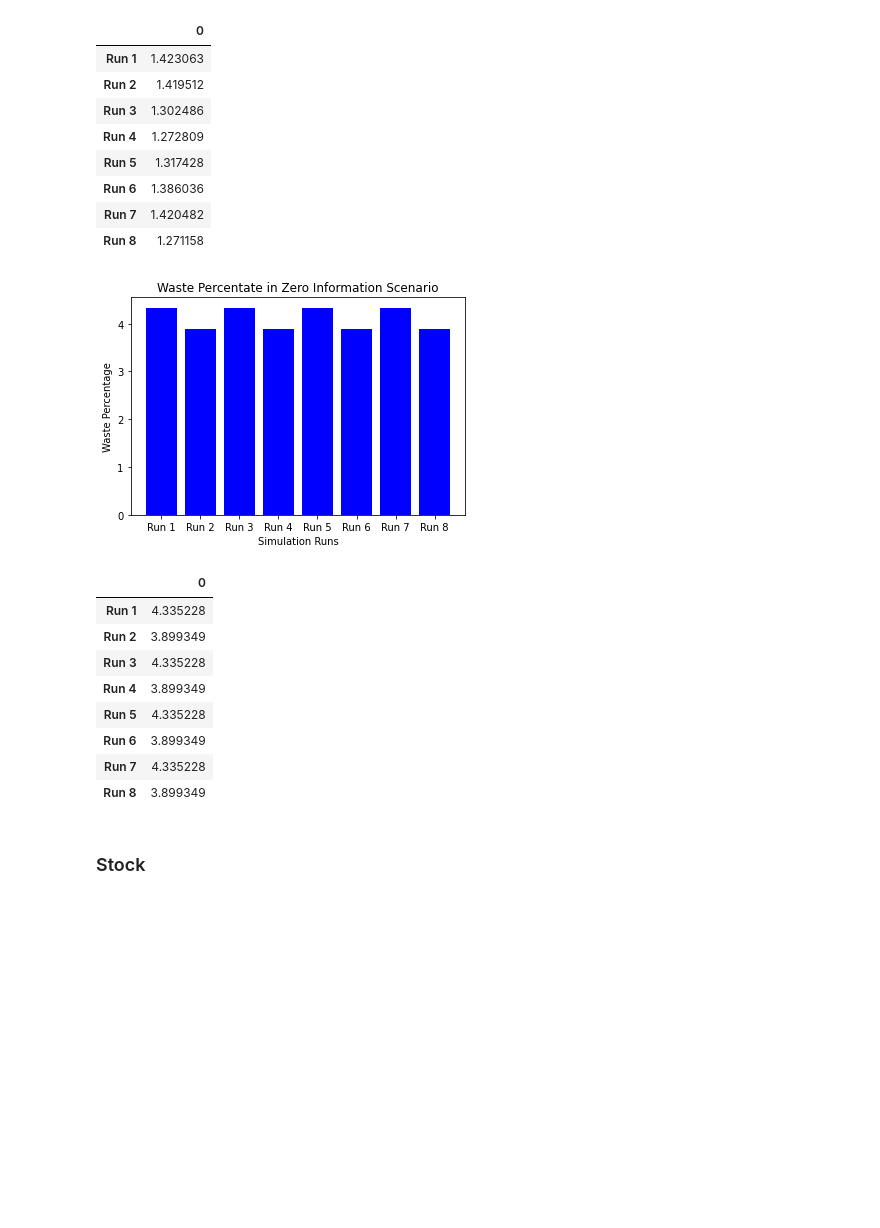
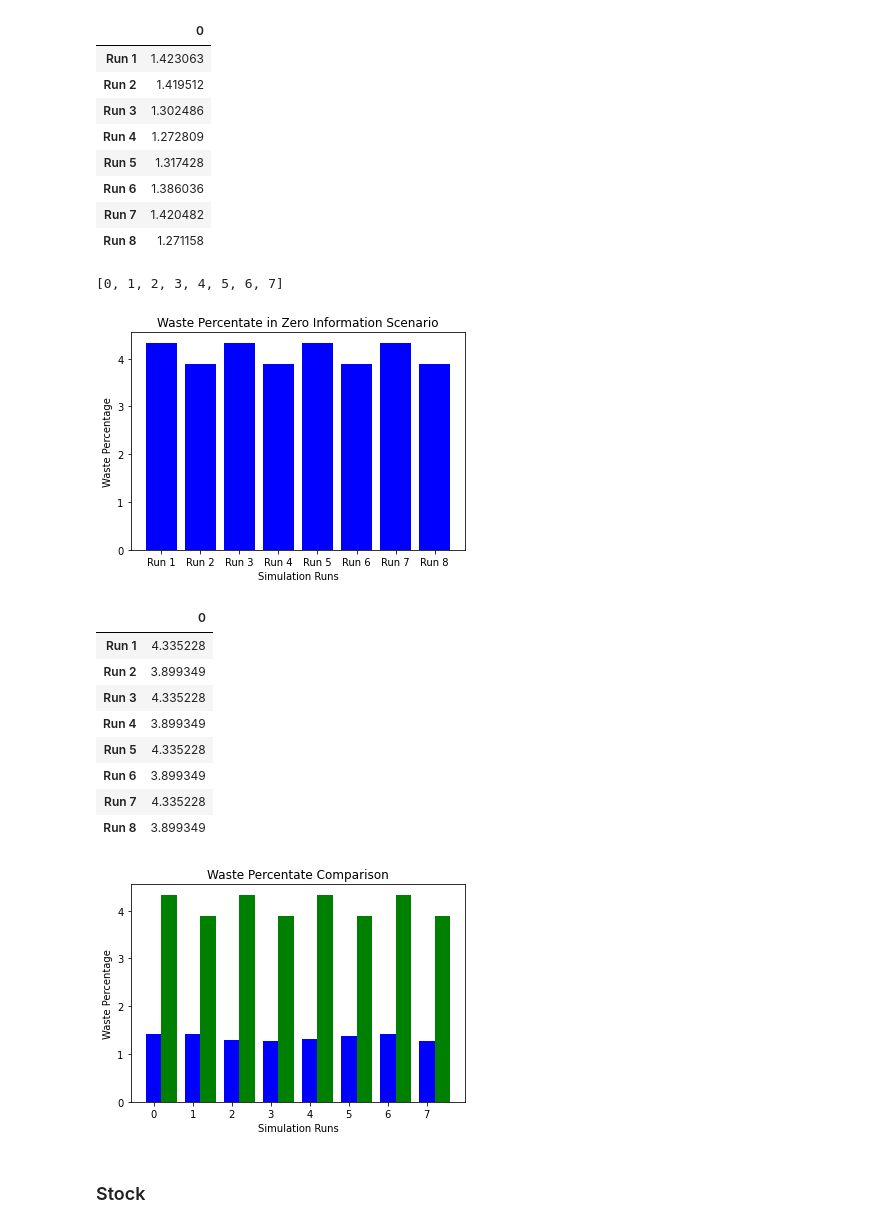
Before and after one commit to mperhez/scvis-plots, a Jupyter notebook: notebooks/scvis-abm-plots.ipynb, the cells around one changed output. Saved outputs shown, nothing was run; the diff lists cells and outputs as text; code cells hidden in the pictures; blank space fills up the shorter version.

```diff
--- a/notebooks/scvis-abm-plots.ipynb
+++ b/notebooks/scvis-abm-plots.ipynb
@@ -308,6 +308,7 @@ pd.DataFrame(ex1_waste, ex1_waste_labels)
 ex2_waste_labels = ['Run 1', 'Run 2', 'Run 3', 'Run 4', 'Run 5', 'Run 6', 'Run 7', 'Run 8', ]
 ex2_waste = [df2r1_w_per, df2r2_w_per, df2r3_w_per, df2r4_w_per, df2r5_w_per, df2r6_w_per, df2r7_w_per, df2r8_w_per]
 x_pos = [i for i, _ in enumerate(ex2_waste_labels)]
+print(x_pos)
 
 plt.bar(x_pos, ex2_waste, color='blue')
 plt.xlabel("Simulation Runs")
@@ -320,6 +321,7 @@ plt.show()
 
 pd.DataFrame(ex2_waste, ex2_waste_labels)
 # %% [output]
+[0, 1, 2, 3, 4, 5, 6, 7]
 [figure]
 |  | 0 |
 | Run 1 | 4.335228 |
@@ -330,6 +332,24 @@ pd.DataFrame(ex2_waste, ex2_waste_labels)
 | Run 6 | 3.899349 |
 | Run 7 | 4.335228 |
 | Run 8 | 3.899349 |
+# %%
+data = [ex1_waste, ex2_waste]
+
+color_list = ['b', 'g', 'r']
+gap = .8 / len(data)
+for i, row in enumerate(data):
+  X = np.arange(len(row))
+  plt.bar(X + i * gap, row,
+    width = gap,
+    color = color_list[i % len(color_list)])
+
+plt.xlabel("Simulation Runs")
+plt.ylabel("Waste Percentage")
+plt.title("Waste Percentate Comparison")
+
+plt.show()
+# %% [output]
+[figure, added]
 # %%
 print("Ex1 Round 1")
 print("final stock:", df1r1_final_stock)
```
Also changed, not shown: parts of 1 cell of this notebook.
